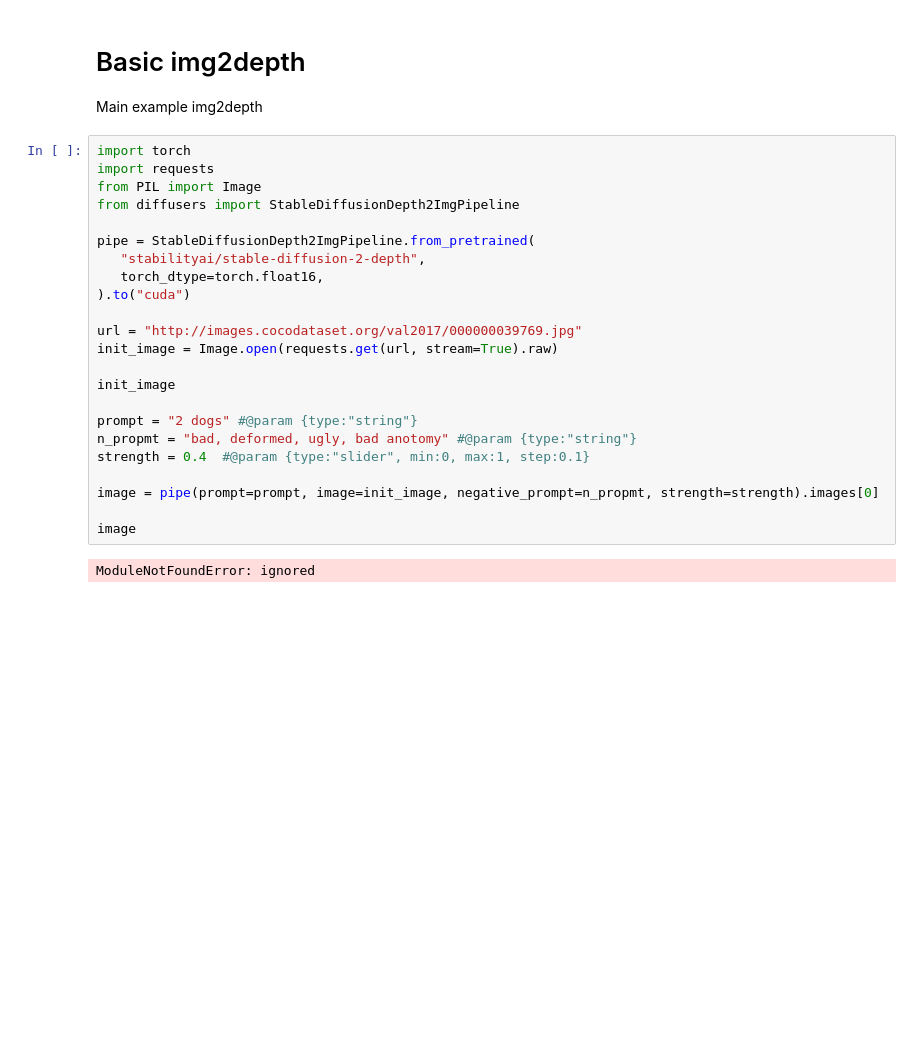
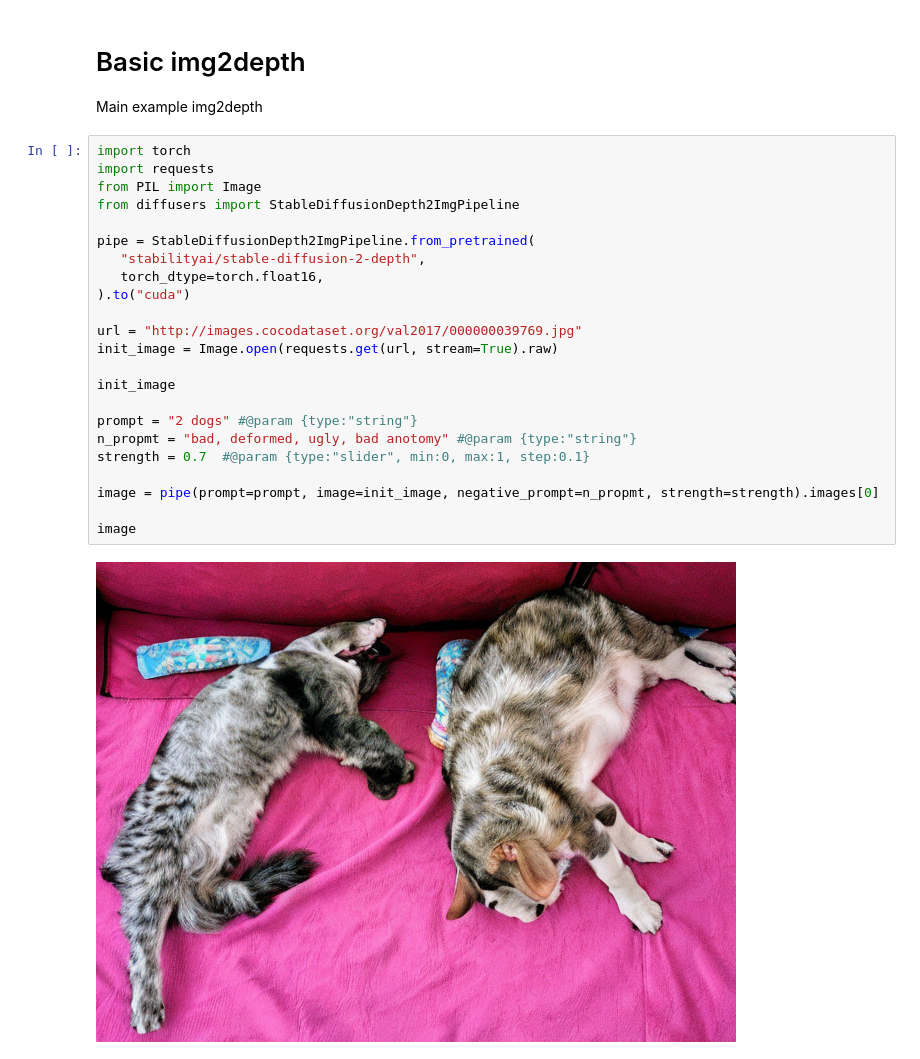
Before and after one commit to albertotrunk/depth2video, a Jupyter notebook: stable_diffusion_depth2video_tutorial.ipynb, the cells around one changed output. Saved outputs shown, nothing was run; the diff lists cells and outputs as text; blank space fills up the shorter version.

```diff
--- a/stable_diffusion_depth2video_tutorial.ipynb
+++ b/stable_diffusion_depth2video_tutorial.ipynb
@@ -58,25 +76,25 @@ Main example img2depth
 # %%
 import torch
 import requests
 from PIL import Image
 from diffusers import StableDiffusionDepth2ImgPipeline
 
 pipe = StableDiffusionDepth2ImgPipeline.from_pretrained(
    "stabilityai/stable-diffusion-2-depth",
    torch_dtype=torch.float16,
 ).to("cuda")
 
 url = "http://images.cocodataset.org/val2017/000000039769.jpg"
 init_image = Image.open(requests.get(url, stream=True).raw)
 
 init_image
 
 prompt = "2 dogs" #@param {type:"string"}
 n_propmt = "bad, deformed, ugly, bad anotomy" #@param {type:"string"}
-strength = 0.4  #@param {type:"slider", min:0, max:1, step:0.1}
+strength = 0.7  #@param {type:"slider", min:0, max:1, step:0.1}
 
 image = pipe(prompt=prompt, image=init_image, negative_prompt=n_propmt, strength=strength).images[0]
 
 image
 # %% [output]
-ModuleNotFoundError: ignored
+[figure, added]
```
Also changed, not shown: parts of 2 cells of this notebook.
